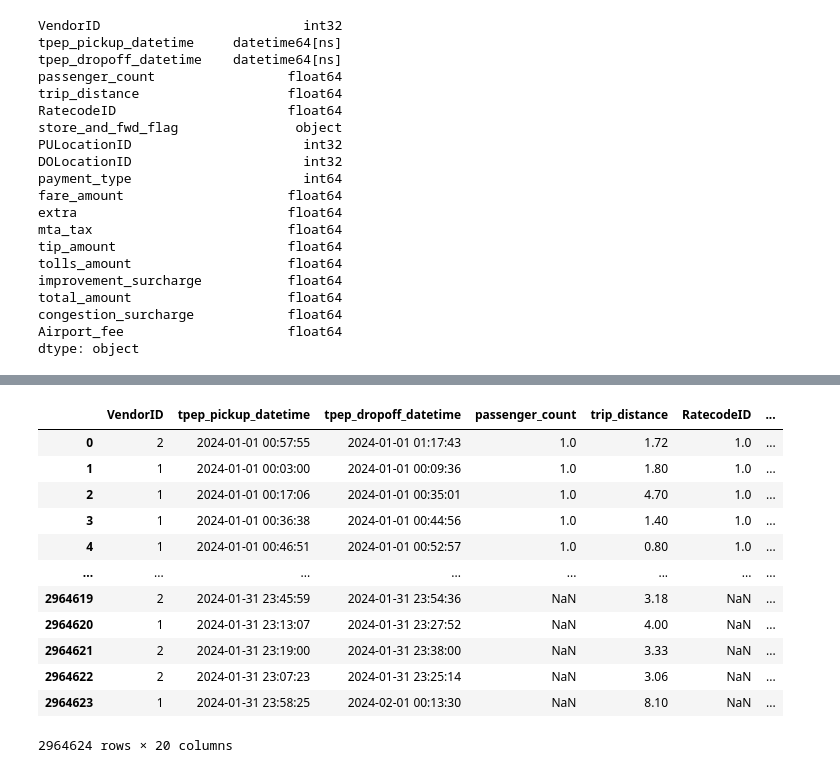
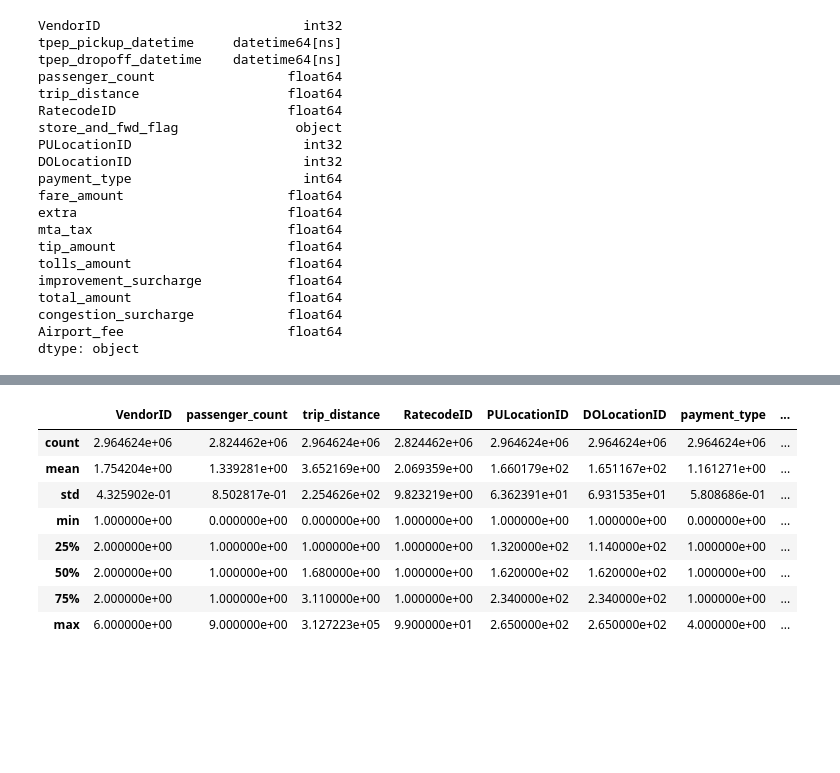
Before and after one commit to tounadekunle/mlops-zoomcamp, a Jupyter notebook: Intro/Homework.ipynb, the cells around one changed output, grey strips where cells are left out. Cells and saved outputs as stored; diff of their text form; code cells hidden in the pictures; blank space fills up the shorter version.

```diff
--- a/Intro/Homework.ipynb
+++ b/Intro/Homework.ipynb
@@ -103,3 +61,6 @@ dtype: int64
+# %%
+df_train = df
 # %%
-df.tpep_dropoff_datetime =pd.to_datetime(df.tpep_dropoff_datetime)
-df.tpep_pickup_datetime =pd.to_datetime(df.tpep_pickup_datetime)
+# Create 'PU_DO' column
+df_train['PU_DO'] = df_train['PULocationID'].astype(str) + '_' + df_train['DOLocationID'].astype(str)
+df_val['PU_DO'] = df_val['PULocationID'].astype(str) + '_' + df_val['DOLocationID'].astype(str)
@@ -108,16 +72,5 @@ df['duration'] = df.tpep_dropoff_datetime - df.tpep_pickup_datetime
 # %%
-df
+#create/format duration column
+df_val['duration'] = df_val.tpep_dropoff_datetime - df_val.tpep_pickup_datetime
+
+df_val.duration = df_val.duration.apply(lambda td: td.total_seconds() / 60)
-# %% [output]
-|  | VendorID | tpep_pickup_datetime | tpep_dropoff_datetime | passenger_count | trip_distance | RatecodeID | ... |
-| 0 | 2 | 2024-01-01 00:57:55 | 2024-01-01 01:17:43 | 1.0 | 1.72 | 1.0 | ... |
-| 1 | 1 | 2024-01-01 00:03:00 | 2024-01-01 00:09:36 | 1.0 | 1.80 | 1.0 | ... |
-| 2 | 1 | 2024-01-01 00:17:06 | 2024-01-01 00:35:01 | 1.0 | 4.70 | 1.0 | ... |
-| 3 | 1 | 2024-01-01 00:36:38 | 2024-01-01 00:44:56 | 1.0 | 1.40 | 1.0 | ... |
-| 4 | 1 | 2024-01-01 00:46:51 | 2024-01-01 00:52:57 | 1.0 | 0.80 | 1.0 | ... |
-| ... | ... | ... | ... | ... | ... | ... | ... |
-| 2964619 | 2 | 2024-01-31 23:45:59 | 2024-01-31 23:54:36 | NaN | 3.18 | NaN | ... |
-| 2964620 | 1 | 2024-01-31 23:13:07 | 2024-01-31 23:27:52 | NaN | 4.00 | NaN | ... |
-| 2964621 | 2 | 2024-01-31 23:19:00 | 2024-01-31 23:38:00 | NaN | 3.33 | NaN | ... |
-| 2964622 | 2 | 2024-01-31 23:07:23 | 2024-01-31 23:25:14 | NaN | 3.06 | NaN | ... |
-| 2964623 | 1 | 2024-01-31 23:58:25 | 2024-02-01 00:13:30 | NaN | 8.10 | NaN | ... |
-2964624 rows × 20 columns
@@ -123,0 +82,12 @@ df
+# %%
+df_train.describe()
+# %% [output]
+|  | VendorID | passenger_count | trip_distance | RatecodeID | PULocationID | DOLocationID | payment_type | ... |
+| count | 2.964624e+06 | 2.824462e+06 | 2.964624e+06 | 2.824462e+06 | 2.964624e+06 | 2.964624e+06 | 2.964624e+06 | ... |
+| mean | 1.754204e+00 | 1.339281e+00 | 3.652169e+00 | 2.069359e+00 | 1.660179e+02 | 1.651167e+02 | 1.161271e+00 | ... |
+| std | 4.325902e-01 | 8.502817e-01 | 2.254626e+02 | 9.823219e+00 | 6.362391e+01 | 6.931535e+01 | 5.808686e-01 | ... |
+| min | 1.000000e+00 | 0.000000e+00 | 0.000000e+00 | 1.000000e+00 | 1.000000e+00 | 1.000000e+00 | 0.000000e+00 | ... |
+| 25% | 2.000000e+00 | 1.000000e+00 | 1.000000e+00 | 1.000000e+00 | 1.320000e+02 | 1.140000e+02 | 1.000000e+00 | ... |
+| 50% | 2.000000e+00 | 1.000000e+00 | 1.680000e+00 | 1.000000e+00 | 1.620000e+02 | 1.620000e+02 | 1.000000e+00 | ... |
+| 75% | 2.000000e+00 | 1.000000e+00 | 3.110000e+00 | 1.000000e+00 | 2.340000e+02 | 2.340000e+02 | 1.000000e+00 | ... |
+| max | 6.000000e+00 | 9.000000e+00 | 3.127223e+05 | 9.900000e+01 | 2.650000e+02 | 2.650000e+02 | 4.000000e+00 | ... |
```
Also changed, not shown: parts of 24 cells of this notebook.
